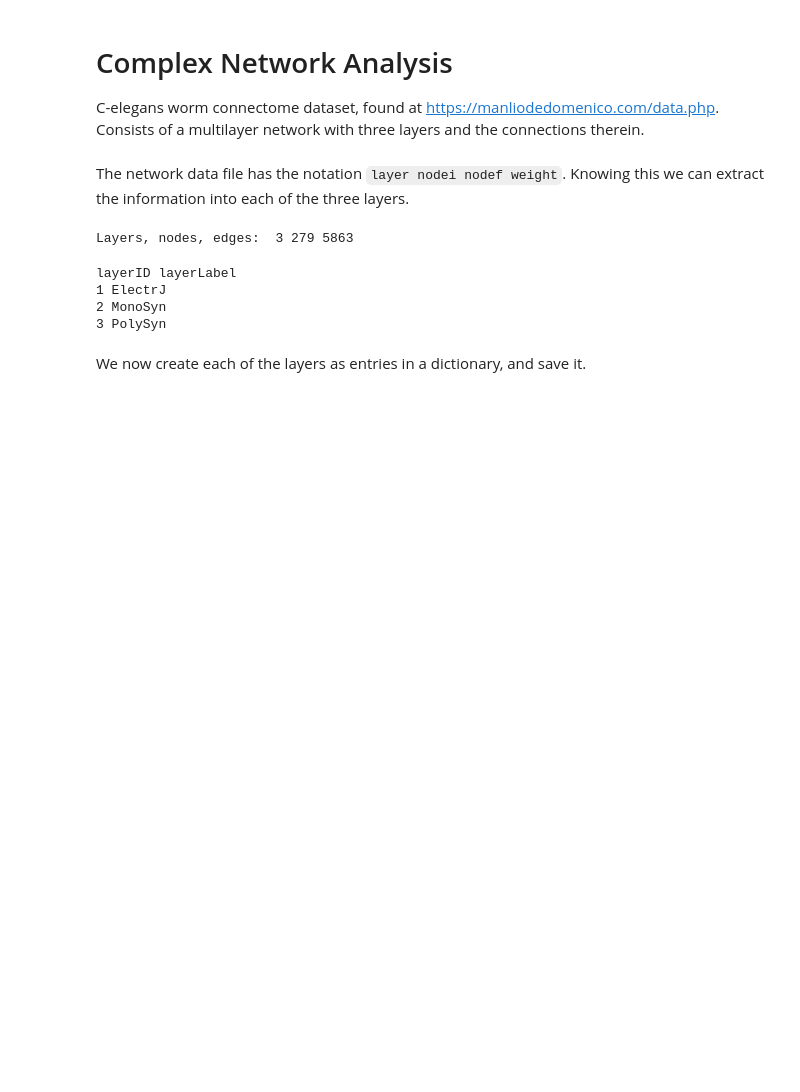
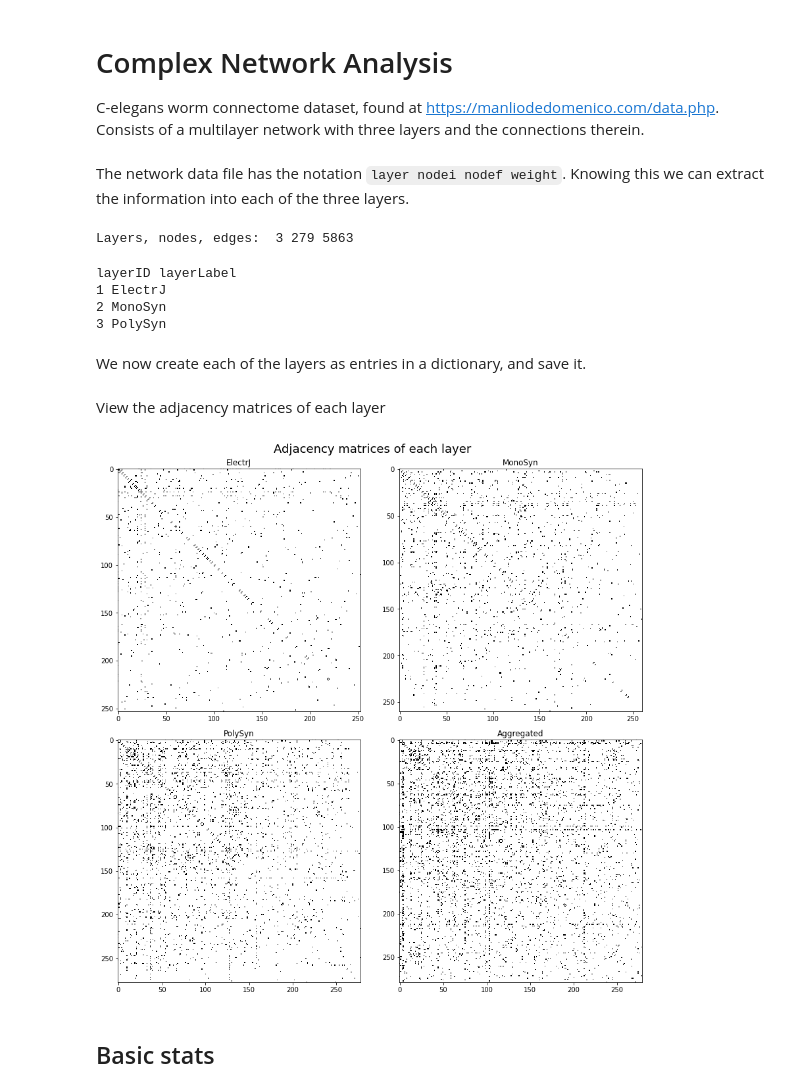
Before and after one commit to goznalo-git/RedesNeuronalesComplejas-UNED, a Jupyter notebook: ComplexNetwork/ComplexNetworkAnalysis.ipynb, the cells around one changed output. Cells and saved outputs as stored; diff of their text form; code cells hidden in the pictures; blank space fills up the shorter version.

```diff
--- a/ComplexNetwork/ComplexNetworkAnalysis.ipynb
+++ b/ComplexNetwork/ComplexNetworkAnalysis.ipynb
@@ -51,11 +51,38 @@ for k in edges:
     Glays[int(k[0])].add_edge(k[1], k[2], weight = k[3])
 
     Glays['aggr'].add_edge(k[1], k[2], weight = k[3])
+# %% [markdown]
+View the adjacency matrices of each layer
+# %%
+fig, ax = plt.subplots(2,2, figsize = (12,12))
+
+fig.suptitle('Adjacency matrices of each layer', fontsize = 18)
+
+names = {1: "ElectrJ",  2: "MonoSyn", 3: "PolySyn", 'aggr': "Aggregated"}
+pos = {1: (0,0),  2: (0,1), 3: (1,0), 'aggr': (1,1)}
+
+for i, G in Glays.items():
+
+    adjacency_matrix = nx.to_numpy_matrix(G, dtype=bool)
+
+    x, y = pos[i]
+
+    #Plot adjacency matrix in toned-down black and white
+    ax[x,y].set_title(names[i])
+    ax[x,y].imshow(adjacency_matrix, cmap="Greys", interpolation="none")
+
+plt.tight_layout()
+
+plt.savefig('Figures/adjacency_matrices.png', facecolor='w', transparent=False)
+# %% [output]
+[figure, added]
 # %%
 # Pickle the result
 dataset = 'CElegans_multiplex.pkl'
 with open(dataset, 'wb') as f:
     pickle.dump(Glays, f)
+# %% [markdown]
+## Basic stats
 # %%
 for i, G in Glays.items():
     print('--', i, '--')
```
Also changed, not shown: parts of 18 cells of this notebook, 4 other files.
